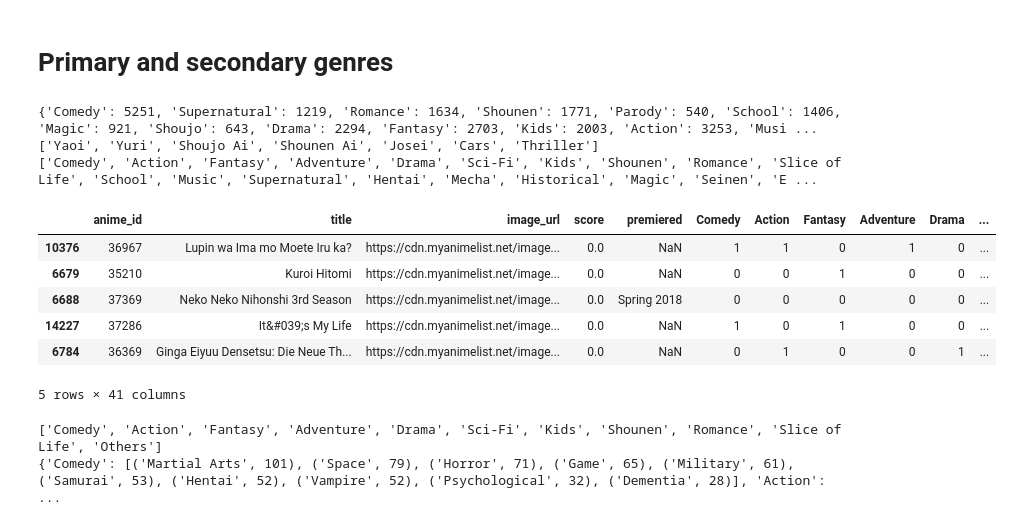
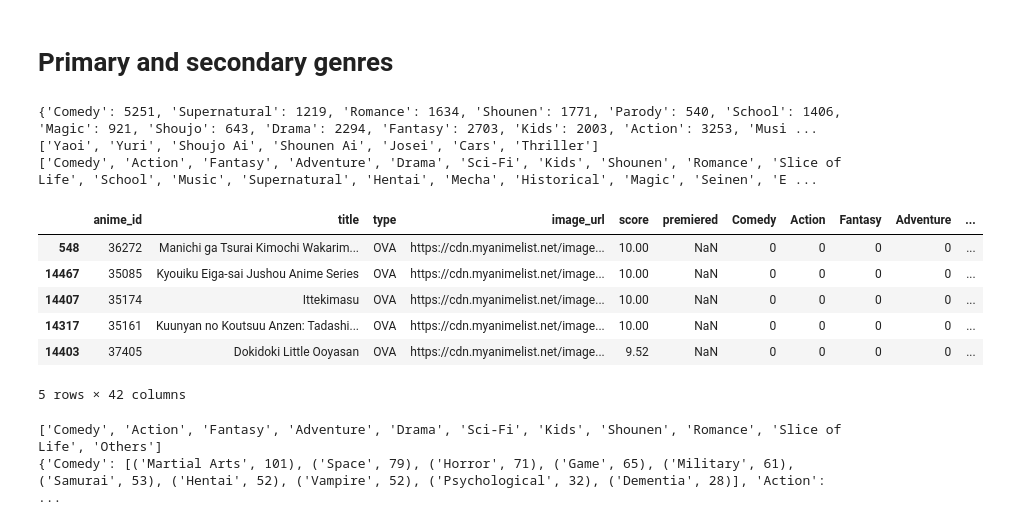
Before and after one commit to com-480-data-visualization/project-2023-vizmoica, a Jupyter notebook: preprocessing/eda_genre.ipynb, the cells around one changed output. Drawn from its saved outputs; the diff is of its cells as text; code cells hidden in the pictures.

```diff
--- a/preprocessing/eda_genre.ipynb
+++ b/preprocessing/eda_genre.ipynb
@@ -68,7 +74,7 @@ plot.get_figure().savefig(plot_path / "genre_num_animes.png")
 # %% [markdown]
 # Primary and secondary genres
 # %%
-dfCam = dfAnime.copy()[['anime_id', 'title', 'image_url', 'genre', 'score', 'premiered']]
+dfCam = dfAnime.copy()[['anime_id', 'title', 'type', 'image_url', 'genre', 'score', 'premiered']]
 #dfCam['premiered'] = dfCam['premiered'].apply(lambda x : x.split('/')[0])
 dfCam.dropna(subset=['genre'], inplace=True)
 dfCam = dfCam[dfCam['genre'] != None]
@@ -93,42 +99,42 @@ listGenreDelete = [g for g, v in sortAccumulateur if v < 120]
 sortAccumulateur = sortAccumulateur[len(listGenreDelete):][::-1]
 print(listGenreDelete)
 dfCam['genre'] = dfCam['genre'].apply(lambda x : [s for s in x if not (s in listGenreDelete)])
 dfCam['length'] = dfCam['genre'].apply(lambda x : len(x))
 dfCam = dfCam[dfCam['length'] > 0]
 dfCam.drop(columns='length', inplace=True)
 listGenre = [g for g, v in sortAccumulateur if not (g in listGenreDelete)]
 print(listGenre)
 dfCam["Encode_genres"] = dfCam["genre"].apply(
     lambda x: [1 if s in x else 0 for s in listGenre]
 )
 dfCam[listGenre] = pd.DataFrame(dfCam.Encode_genres.tolist(), index=dfCam.index)
 dfCam.drop(columns=["genre", "Encode_genres"], inplace=True)
-dfCam.sort_values(by="score", inplace=True)
+dfCam.sort_values(by="score", inplace=True, ascending=False)
 
 
 def fixUrl(x):
     split = x.split("/")
     split[2] = "cdn.myanimelist.net"
     res = ""
     for i in split:
         res = res + "/" + i
     return res[1:]
 
 
 dfCam.dropna(subset=["image_url"], inplace=True)
 dfCam["image_url"] = dfCam["image_url"].apply(lambda x: fixUrl(str(x)))
-dfCam.head(5)
+dfCam.head()
 # %% [output]
 {'Comedy': 5251, 'Supernatural': 1219, 'Romance': 1634, 'Shounen': 1771, 'Parody': 540, 'School': 1406, 'Magic': 921, 'Shoujo': 643, 'Drama': 2294, 'Fantasy': 2703, 'Kids': 2003, 'Action': 3253, 'Musi ...
 ['Yaoi', 'Yuri', 'Shoujo Ai', 'Shounen Ai', 'Josei', 'Cars', 'Thriller']
 ['Comedy', 'Action', 'Fantasy', 'Adventure', 'Drama', 'Sci-Fi', 'Kids', 'Shounen', 'Romance', 'Slice of Life', 'School', 'Music', 'Supernatural', 'Hentai', 'Mecha', 'Historical', 'Magic', 'Seinen', 'E ...
-|  | anime_id | title | image_url | score | premiered | Comedy | Action | Fantasy | Adventure | Drama | ... |
-| 10376 | 36967 | Lupin wa Ima mo Moete Iru ka? | https://cdn.myanimelist.net/image... | 0.0 | NaN | 1 | 1 | 0 | 1 | 0 | ... |
-| 6679 | 35210 | Kuroi Hitomi | https://cdn.myanimelist.net/image... | 0.0 | NaN | 0 | 0 | 1 | 0 | 0 | ... |
-| 6688 | 37369 | Neko Neko Nihonshi 3rd Season | https://cdn.myanimelist.net/image... | 0.0 | Spring 2018 | 0 | 0 | 0 | 0 | 0 | ... |
-| 14227 | 37286 | It&#039;s My Life | https://cdn.myanimelist.net/image... | 0.0 | NaN | 1 | 0 | 1 | 0 | 0 | ... |
-| 6784 | 36369 | Ginga Eiyuu Densetsu: Die Neue Th... | https://cdn.myanimelist.net/image... | 0.0 | NaN | 0 | 1 | 0 | 0 | 1 | ... |
+|  | anime_id | title | type | image_url | score | premiered | Comedy | Action | Fantasy | Adventure | ... |
+| 548 | 36272 | Manichi ga Tsurai Kimochi Wakarim... | OVA | https://cdn.myanimelist.net/image... | 10.00 | NaN | 0 | 0 | 0 | 0 | ... |
+| 14467 | 35085 | Kyouiku Eiga-sai Jushou Anime Series | OVA | https://cdn.myanimelist.net/image... | 10.00 | NaN | 0 | 0 | 0 | 0 | ... |
+| 14407 | 35174 | Ittekimasu | OVA | https://cdn.myanimelist.net/image... | 10.00 | NaN | 0 | 0 | 0 | 0 | ... |
+| 14317 | 35161 | Kuunyan no Koutsuu Anzen: Tadashi... | OVA | https://cdn.myanimelist.net/image... | 10.00 | NaN | 0 | 0 | 0 | 0 | ... |
+| 14403 | 37405 | Dokidoki Little Ooyasan | OVA | https://cdn.myanimelist.net/image... | 9.52 | NaN | 0 | 0 | 0 | 0 | ... |
-5 rows × 41 columns
+5 rows × 42 columns
 # %%
 statList = []
 count2 = []
```
Also changed, not shown: parts of 9 cells of this notebook, 8 other files.
